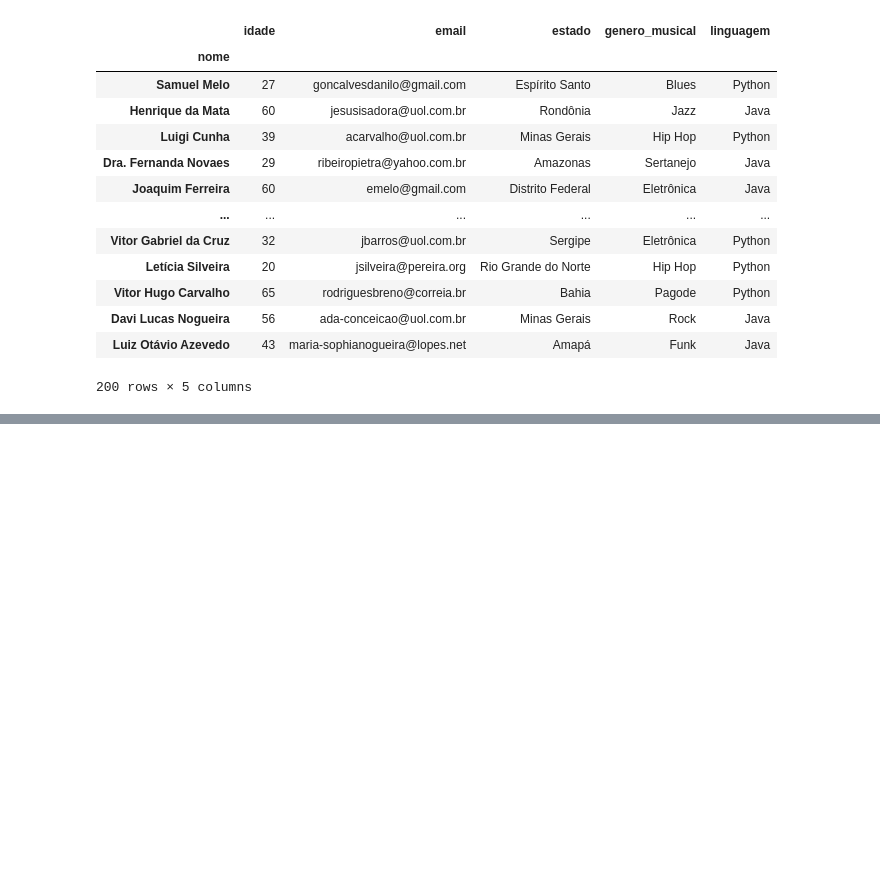
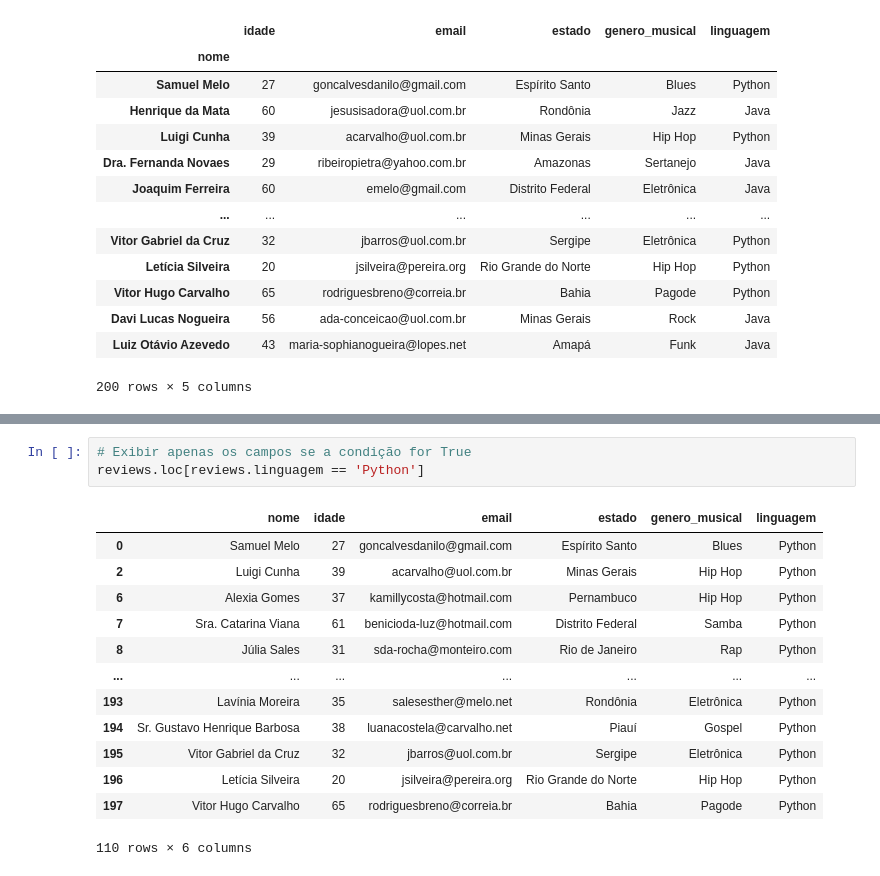
Before and after one commit to ericksonlopes/Practicing_Pandas, a Jupyter notebook: 03_kaggle_learn_pandas/02_indexacao_selecao_atribuicao.ipynb, the cells around one changed output, grey strips where cells are left out. Cells and saved outputs as stored; diff of their text form; blank space fills up the shorter version.

```diff
--- a/03_kaggle_learn_pandas/02_indexacao_selecao_atribuicao.ipynb
+++ b/03_kaggle_learn_pandas/02_indexacao_selecao_atribuicao.ipynb
@@ -166,0 +183,17 @@ reviews.set_index('nome')
+# %%
+# Exibir apenas os campos se a condição for True
+reviews.loc[reviews.linguagem == 'Python']
+# %% [output]
+|  | nome | idade | email | estado | genero_musical | linguagem |
+| 0 | Samuel Melo | 27 | goncalvesdanilo@gmail.com | Espírito Santo | Blues | Python |
+| 2 | Luigi Cunha | 39 | acarvalho@uol.com.br | Minas Gerais | Hip Hop | Python |
+| 6 | Alexia Gomes | 37 | kamillycosta@hotmail.com | Pernambuco | Hip Hop | Python |
+| 7 | Sra. Catarina Viana | 61 | benicioda-luz@hotmail.com | Distrito Federal | Samba | Python |
+| 8 | Júlia Sales | 31 | sda-rocha@monteiro.com | Rio de Janeiro | Rap | Python |
+| ... | ... | ... | ... | ... | ... | ... |
+| 193 | Lavínia Moreira | 35 | salesesther@melo.net | Rondônia | Eletrônica | Python |
+| 194 | Sr. Gustavo Henrique Barbosa | 38 | luanacostela@carvalho.net | Piauí | Gospel | Python |
+| 195 | Vitor Gabriel da Cruz | 32 | jbarros@uol.com.br | Sergipe | Eletrônica | Python |
+| 196 | Letícia Silveira | 20 | jsilveira@pereira.org | Rio Grande do Norte | Hip Hop | Python |
+| 197 | Vitor Hugo Carvalho | 65 | rodriguesbreno@correia.br | Bahia | Pagode | Python |
+110 rows × 6 columns
```
Also changed, not shown: parts of 5 cells of this notebook.
